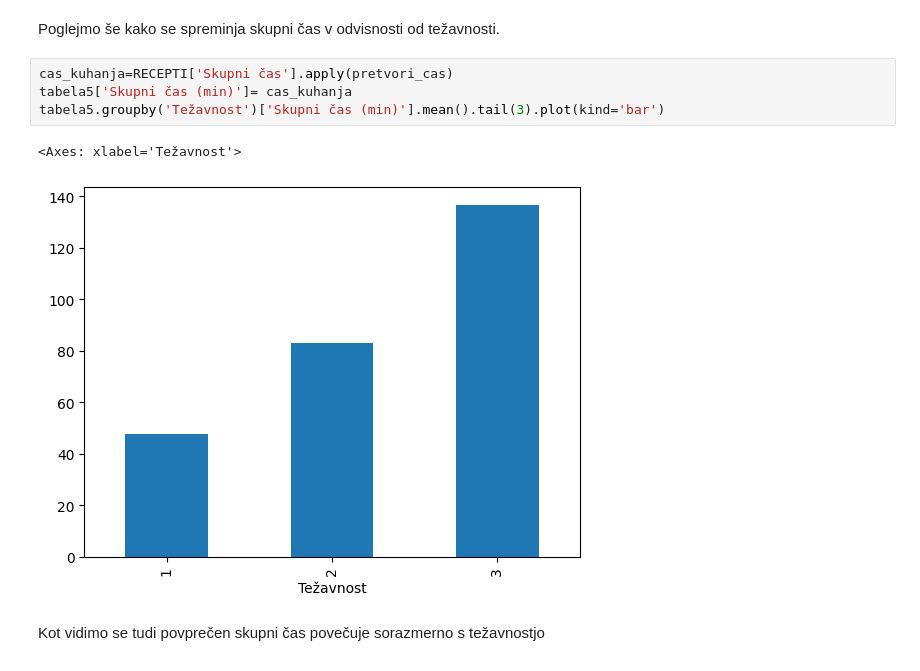
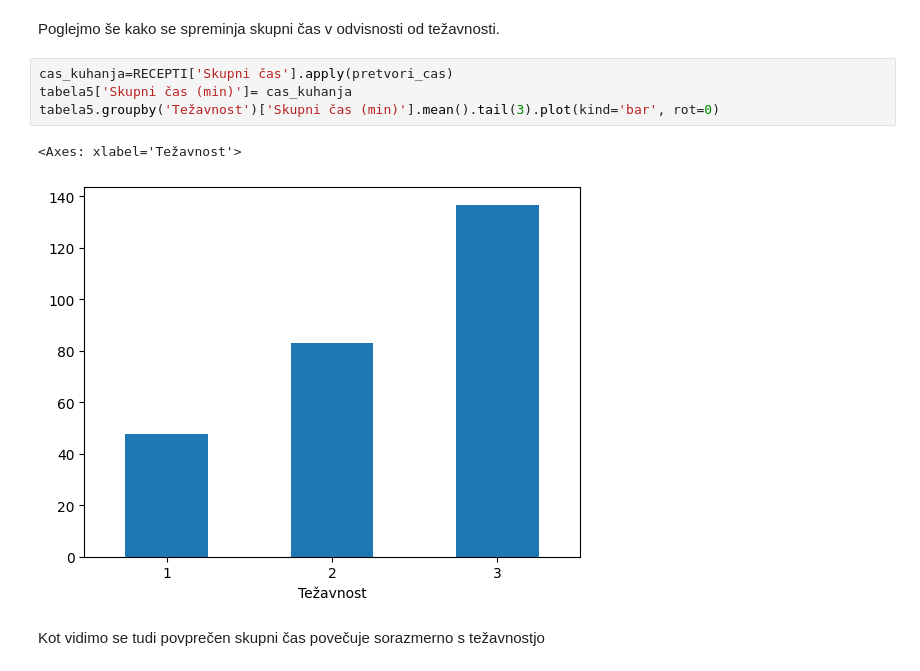
Before and after one commit to M4XiR/Seminarska-naloga-UVP, a Jupyter notebook: analiza_podatkov.ipynb, the cells around one changed output. Drawn from its saved outputs; the diff is of its cells as text.

```diff
--- a/analiza_podatkov.ipynb
+++ b/analiza_podatkov.ipynb
@@ -172,10 +172,10 @@ Poglejmo še kako se spreminja skupni čas v odvisnosti od težavnosti.
 # %%
 cas_kuhanja=RECEPTI['Skupni čas'].apply(pretvori_cas)
 tabela5['Skupni čas (min)']= cas_kuhanja
-tabela5.groupby('Težavnost')['Skupni čas (min)'].mean().tail(3).plot(kind='bar')
+tabela5.groupby('Težavnost')['Skupni čas (min)'].mean().tail(3).plot(kind='bar', rot=0)
 # %% [output]
 <Axes: xlabel='Težavnost'>
-[figure, old version]
+[figure, new version]
 # %% [markdown]
 Kot vidimo se tudi povprečen skupni čas povečuje sorazmerno s težavnostjo
 # %% [markdown]
```
Also changed, not shown: parts of 3 cells of this notebook.
